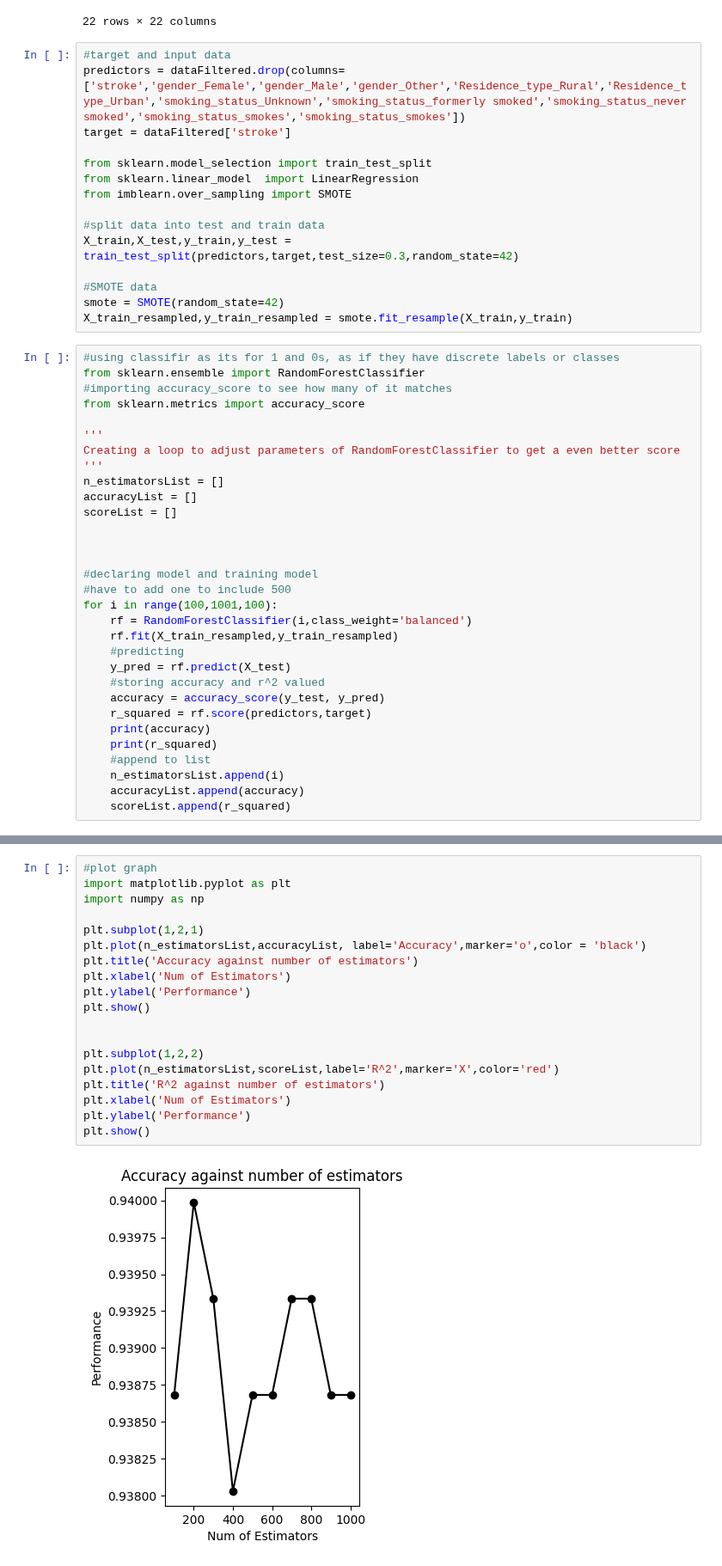
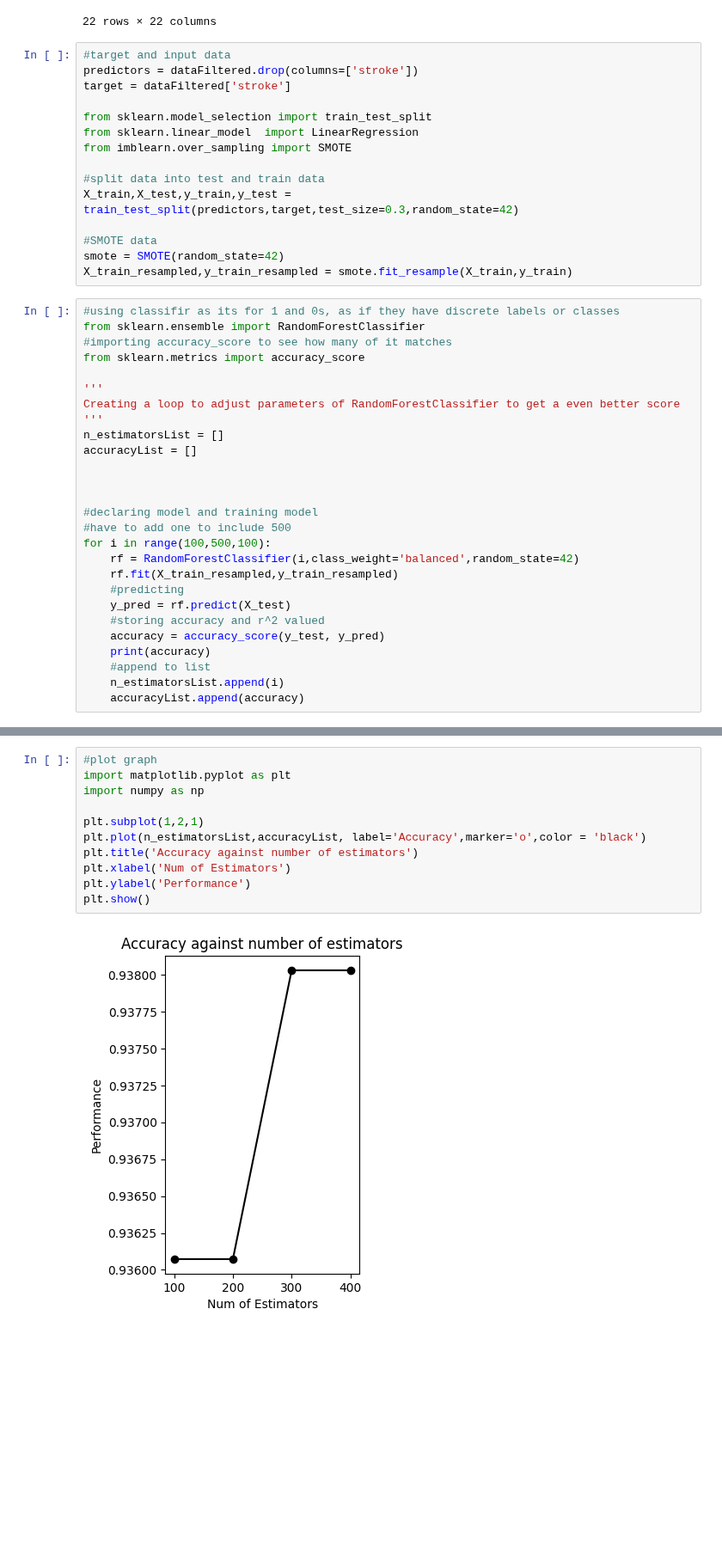
Before and after one commit to Ethan1456/StrokePredictor, a Jupyter notebook: predictor.ipynb, the cells around one changed output, grey strips where cells are left out. Shown at 86% size. Saved outputs shown, nothing was run; the diff lists cells and outputs as text; blank space fills up the shorter version.

```diff
--- a/predictor.ipynb
+++ b/predictor.ipynb
@@ -78,7 +78,7 @@ dataFiltered.corr()
 22 rows × 22 columns
 # %%
 #target and input data
-predictors = dataFiltered.drop(columns=['stroke','gender_Female','gender_Male','gender_Other','Residence_type_Rural','Residence_type_Urban','smoking_status_Unknown','smoking_status_formerly smoked','smoking_status_never smoked','smoking_status_smokes','smoking_status_smokes'])
+predictors = dataFiltered.drop(columns=['stroke'])
 target = dataFiltered['stroke']
 
 from sklearn.model_selection import train_test_split
@@ -102,23 +102,19 @@ Creating a loop to adjust parameters of RandomForestClassifier to get a even bet
 '''
 n_estimatorsList = []
 accuracyList = []
-scoreList = []
 
 
 
 #declaring model and training model
 #have to add one to include 500
-for i in range(100,1001,100):
-    rf = RandomForestClassifier(i,class_weight='balanced')
+for i in range(100,500,100):
+    rf = RandomForestClassifier(i,class_weight='balanced',random_state=42)
     rf.fit(X_train_resampled,y_train_resampled)
     #predicting
     y_pred = rf.predict(X_test)
     #storing accuracy and r^2 valued
     accuracy = accuracy_score(y_test, y_pred)
-    r_squared = rf.score(predictors,target)
     print(accuracy)
-    print(r_squared)
     #append to list
     n_estimatorsList.append(i)
     accuracyList.append(accuracy)
-    scoreList.append(r_squared)
@@ -125,21 +126,13 @@ for i in range(100,1001,100):
 # %%
 #plot graph
 import matplotlib.pyplot as plt
 import numpy as np
 
 plt.subplot(1,2,1)
 plt.plot(n_estimatorsList,accuracyList, label='Accuracy',marker='o',color = 'black')
 plt.title('Accuracy against number of estimators')
 plt.xlabel('Num of Estimators')
 plt.ylabel('Performance')
 plt.show()
-
-
-plt.subplot(1,2,2)
-plt.plot(n_estimatorsList,scoreList,label='R^2',marker='X',color='red')
-plt.title('R^2 against number of estimators')
-plt.xlabel('Num of Estimators')
-plt.ylabel('Performance')
-plt.show()
 # %% [output]
-[figure, old version]
+[figure, new version]
```
Also changed, not shown: parts of 5 cells of this notebook.
